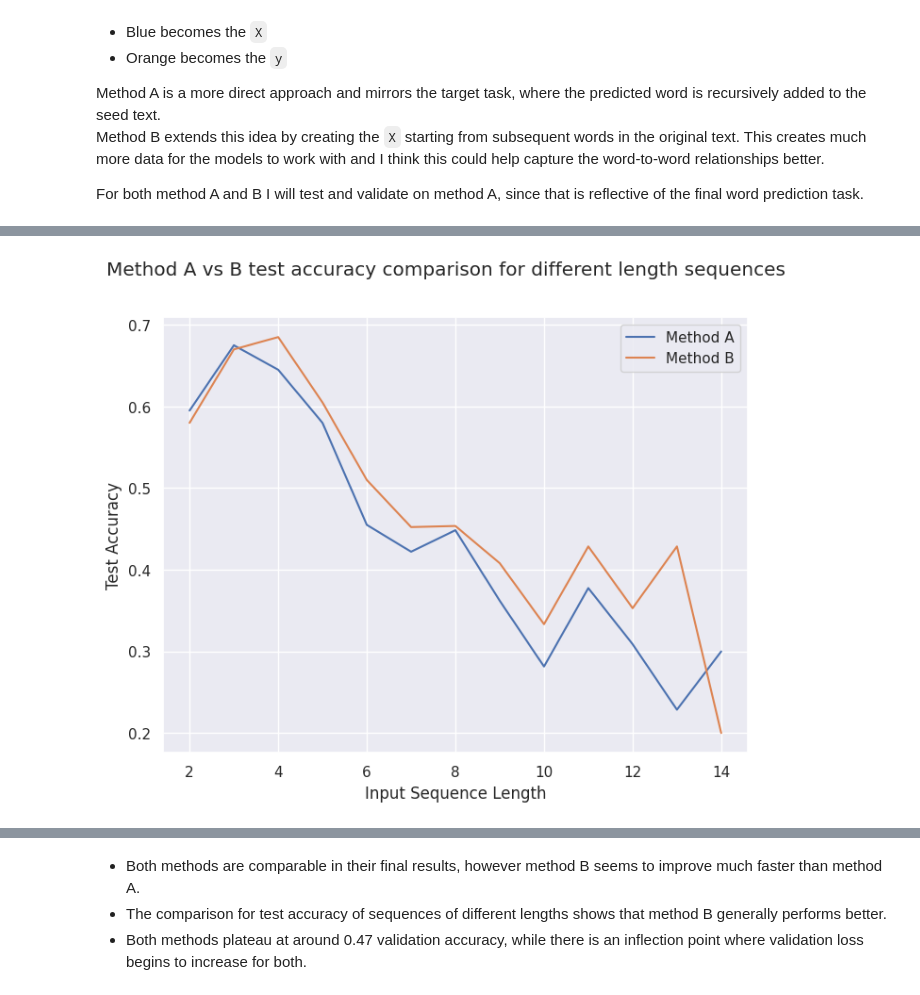
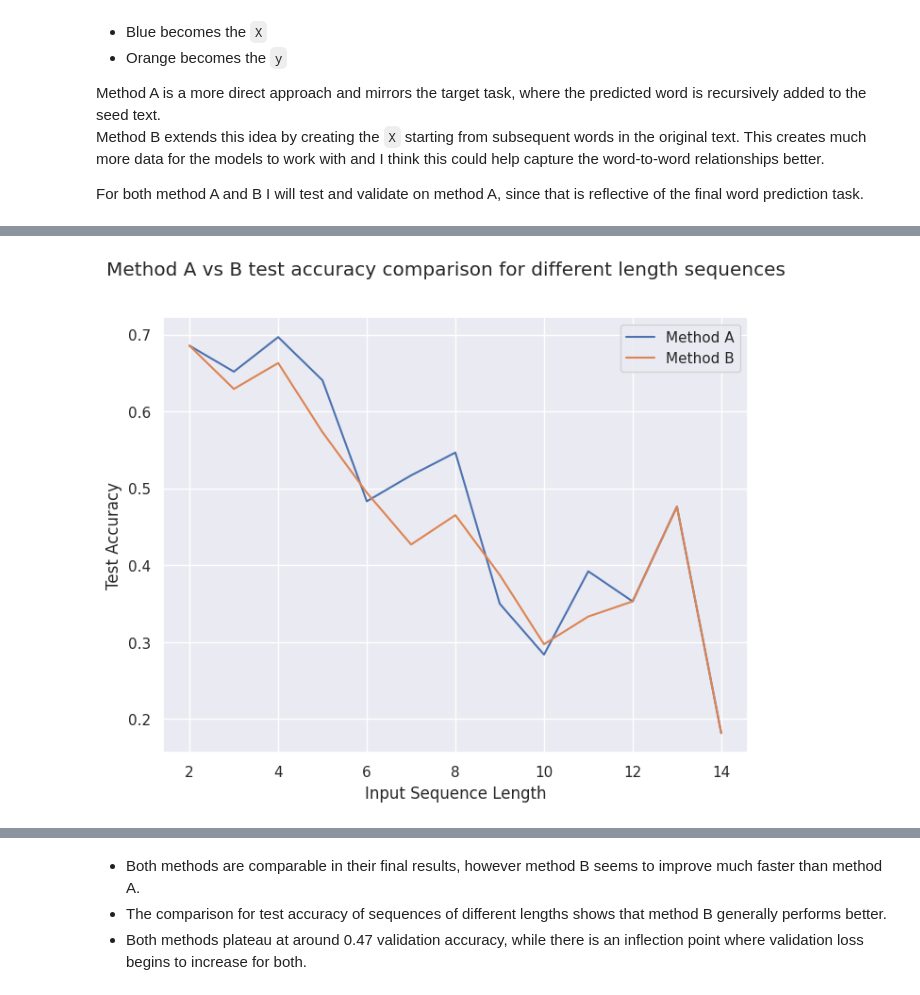
Before and after one commit to glennwuwu/next-word-predictor-rnn, a Jupyter notebook: RNN.ipynb, the cells around one changed output, grey strips where cells are left out. Saved outputs shown, nothing was run; the diff lists cells and outputs as text; code cells hidden in the pictures.

```diff
--- a/RNN.ipynb
+++ b/RNN.ipynb
@@ -184,4 +194,6 @@ Maximum sentence length: 35
 Minimum sentence length: 7
 # %% [markdown]
 ## Preprocessing
+# %%
+all_sentences = df["Quotes"].unique()
 # %%
@@ -333,15 +357,15 @@ Number of unique words: 1187
 # %%
-def sentences_to_data(sentences, min_len, segment, max_len=100, tokenize=True, verbose=0):
+def sentences_to_data(sentences, min_len, AorB, max_len=100, tokenize=True, verbose=0):
     # X_lemma = []
     X_word = []
     y = []
 
-    tokenized_input = [[token.text for token in nlp(quote)] for quote in sentences]
+    tokenized_input = [tokenize_regex(sentence) for sentence in sentences]
     tokenized_input = clean_sentences(tokenized_input)
 
     # min_sequence_length = 4
     # max_sequence_length = 25
-    if segment:
+    if AorB:
         for sequence in tokenized_input:
             for i in range(len(sequence)):
                 for j in range(i+min_len, len(sequence) if len(sequence) < i+max_len else i+max_len):
@@ -616,19 +642,8 @@ X_train, y_train = zip(*temp)
 X_train = np.array(X_train)
 y_train = np.array(y_train)
 
-temp = list(zip(X_validation, y_validation))
-random.shuffle(temp)
-X_validation, y_validation = zip(*temp)
-X_validation = np.array(X_validation)
-y_validation = np.array(y_validation)
-
-temp = list(zip(X_test, y_test))
-random.shuffle(temp)
-X_test, y_test = zip(*temp)
-X_test = np.array(X_test)
-y_test = np.array(y_test)
-
-prepro_methods["A"] = fit_model(simple_GRU_A, "", batch_size=64, epochs=50)
+prepro_methods["A"] = fit_model(simple_GRU_A, "", batch_size=32, epochs=50)
+simple_GRU_A.save("models/GRU_A.keras")
 
 # Method B
 
@@ -650,19 +665,8 @@ X_train, y_train = zip(*temp)
 X_train = np.array(X_train)
 y_train = np.array(y_train)
 
-temp = list(zip(X_validation, y_validation))
-random.shuffle(temp)
-X_validation, y_validation = zip(*temp)
-X_validation = np.array(X_validation)
-y_validation = np.array(y_validation)
-
-temp = list(zip(X_test, y_test))
-random.shuffle(temp)
-X_test, y_test = zip(*temp)
-X_test = np.array(X_test)
-y_test = np.array(y_test)
-
 simple_GRU_B.compile(loss='categorical_crossentropy', optimizer="adam", metrics=['accuracy'])
-prepro_methods["B"] = fit_model(simple_GRU_B, "", batch_size=256, epochs=50)
+prepro_methods["B"] = fit_model(simple_GRU_B, "", batch_size=32, epochs=50)
+simple_GRU_B.save("models/GRU_B.keras")
 # %% [output]
 Epoch 1/50
@@ -685,3 +702,7 @@ Accuracy: 0.51
+# %%
+simple_GRU_A = load_model('models/GRU_A.keras')
+simple_GRU_B = load_model('models/GRU_B.keras')
+simple_GRU_B_256bs = load_model('models/GRU_B_256bs.keras')
 # %%
 plot_history(prepro_methods, title="Method A vs B")
 # %% [output]
@@ -700,19 +721,19 @@ def eval_different_length_test(model, min_len=2, max_len=12):
 # %%
 plt.figure(figsize=(8, 6))
 
 x, y = eval_different_length_test(simple_GRU_A, max_len=14)
 axA = sns.lineplot(x=x, y=y, label="Method A")
 
-x, y = eval_different_length_test(simple_GRU_B, max_len=14)
+x, y = eval_different_length_test(simple_GRU_B_256bs, max_len=14)
 axB = sns.lineplot(x=x, y=y, label="Method B")
 
 # plt.legend(["Method A", "Method B"])
 plt.legend()
 plt.ylabel("Test Accuracy")
 plt.xlabel("Input Sequence Length")
 plt.suptitle("Method A vs B test accuracy comparison for different length sequences")
 
 plt.show()
 # %% [output]
-[figure, old version]
+[figure, new version]
 # %%
```
Also changed, not shown: parts of 133 cells of this notebook, 28 other files.
